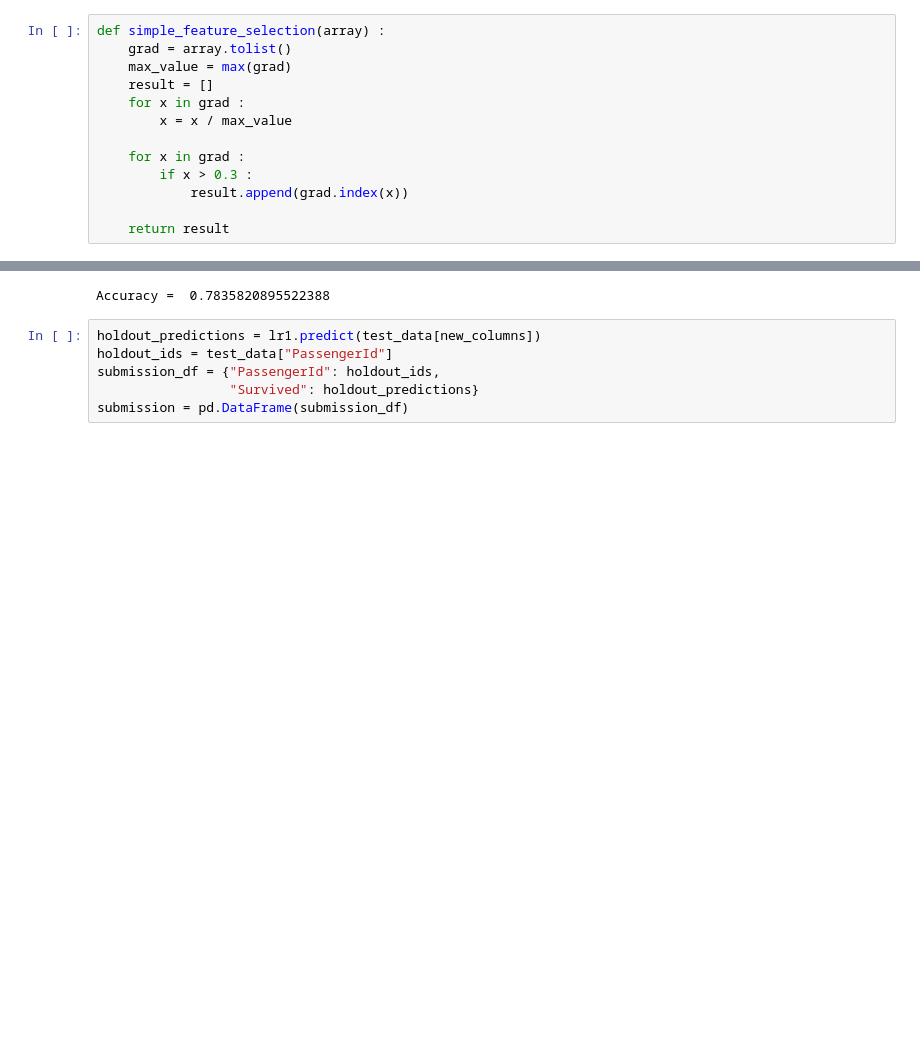
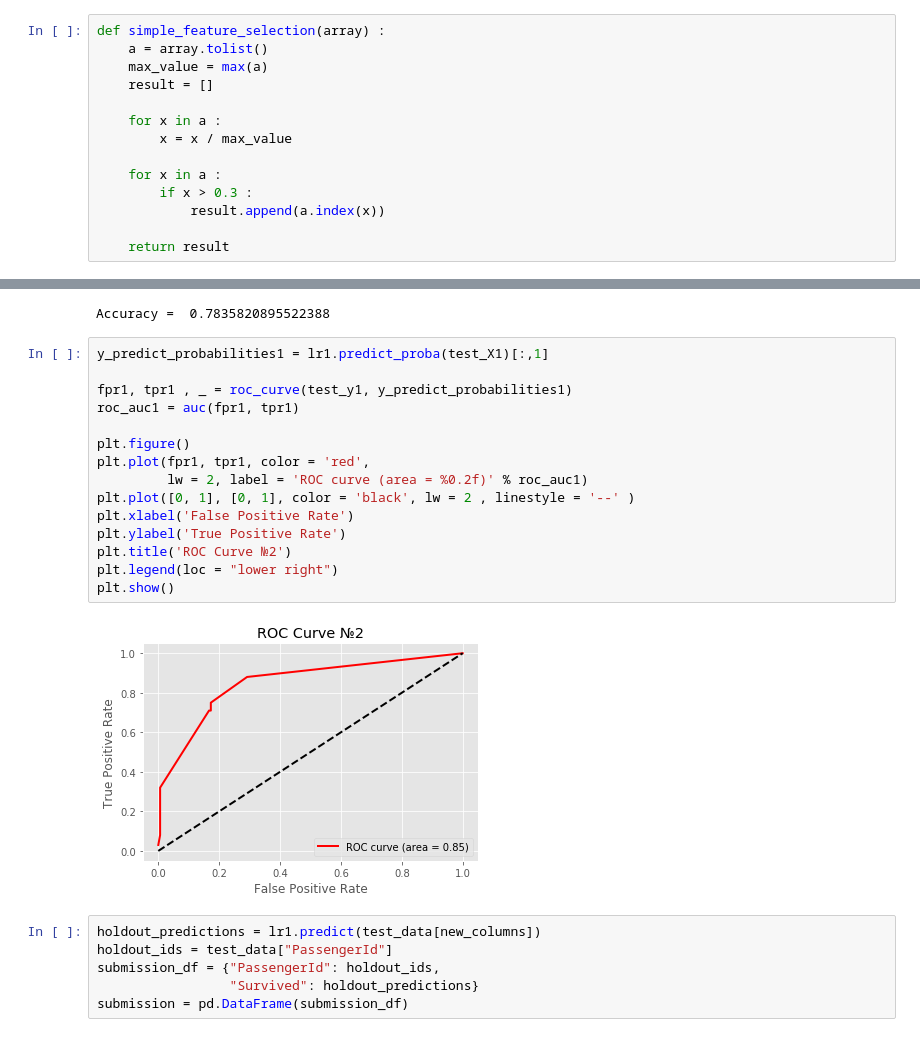
Before and after one commit to PL1N/Titanic-Dataset, a Jupyter notebook: TitanicDatasetSolve.ipynb, the cells around one changed output, grey strips where cells are left out. Saved outputs shown, nothing was run; the diff lists cells and outputs as text; blank space fills up the shorter version.

```diff
--- a/TitanicDatasetSolve.ipynb
+++ b/TitanicDatasetSolve.ipynb
@@ -410,15 +409,16 @@ submission_df = {"PassengerId": holdout_ids,
 submission = pd.DataFrame(submission_df)
 # %%
 def simple_feature_selection(array) :
-    grad = array.tolist()
-    max_value = max(grad)
+    a = array.tolist()
+    max_value = max(a)
     result = []
-    for x in grad :
+
+    for x in a :
         x = x / max_value
 
-    for x in grad :
+    for x in a :
         if x > 0.3 :
-            result.append(grad.index(x))
+            result.append(a.index(x))
 
     return result
 # %%
@@ -452,6 +454,23 @@ accuracy = accuracy_score(test_y1, predictions)
 print("Accuracy = ",accuracy)
 # %% [output]
 Accuracy =  0.7835820895522388
+# %%
+y_predict_probabilities1 = lr1.predict_proba(test_X1)[:,1]
+
+fpr1, tpr1 , _ = roc_curve(test_y1, y_predict_probabilities1)
+roc_auc1 = auc(fpr1, tpr1)
+
+plt.figure()
+plt.plot(fpr1, tpr1, color = 'red',
+         lw = 2, label = 'ROC curve (area = %0.2f)' % roc_auc1)
+plt.plot([0, 1], [0, 1], color = 'black', lw = 2 , linestyle = '--' )
+plt.xlabel('False Positive Rate')
+plt.ylabel('True Positive Rate')
+plt.title('ROC Curve №2')
+plt.legend(loc = "lower right")
+plt.show()
+# %% [output]
+[figure, added]
 # %%
 holdout_predictions = lr1.predict(test_data[new_columns])
 holdout_ids = test_data["PassengerId"]
```
Also changed, not shown: parts of 7 cells of this notebook.
